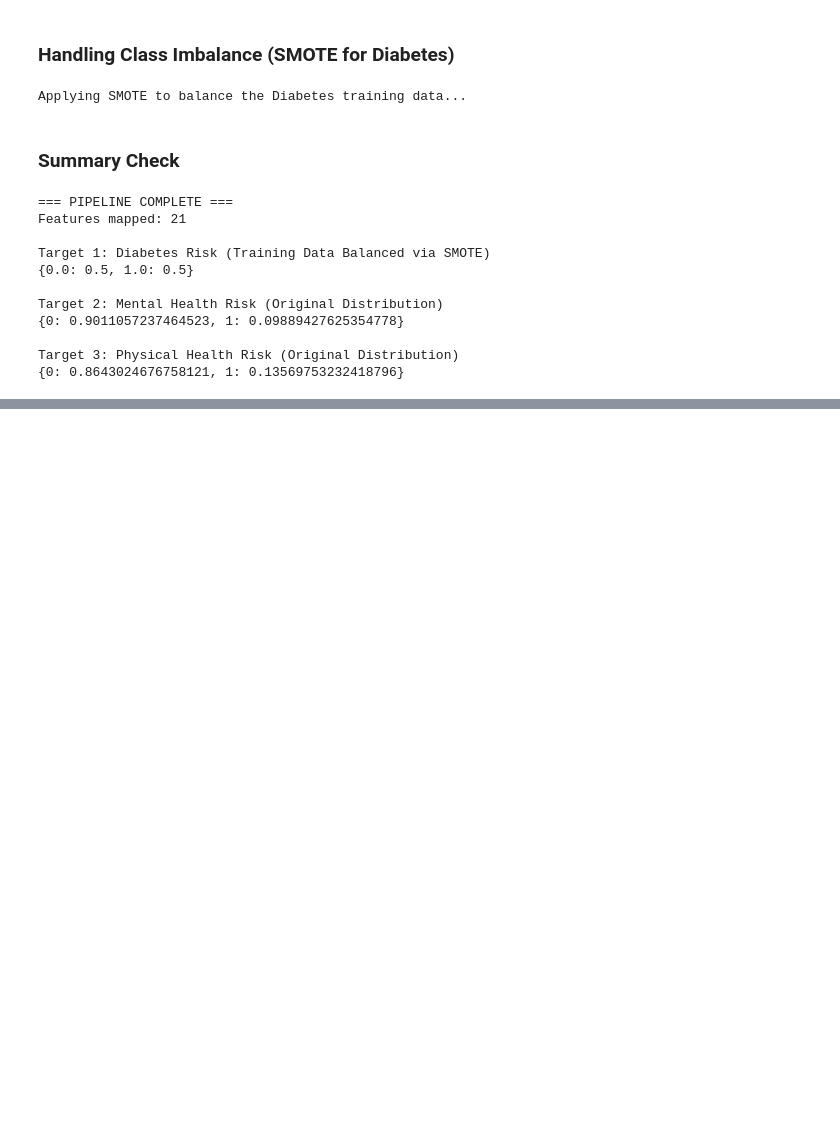
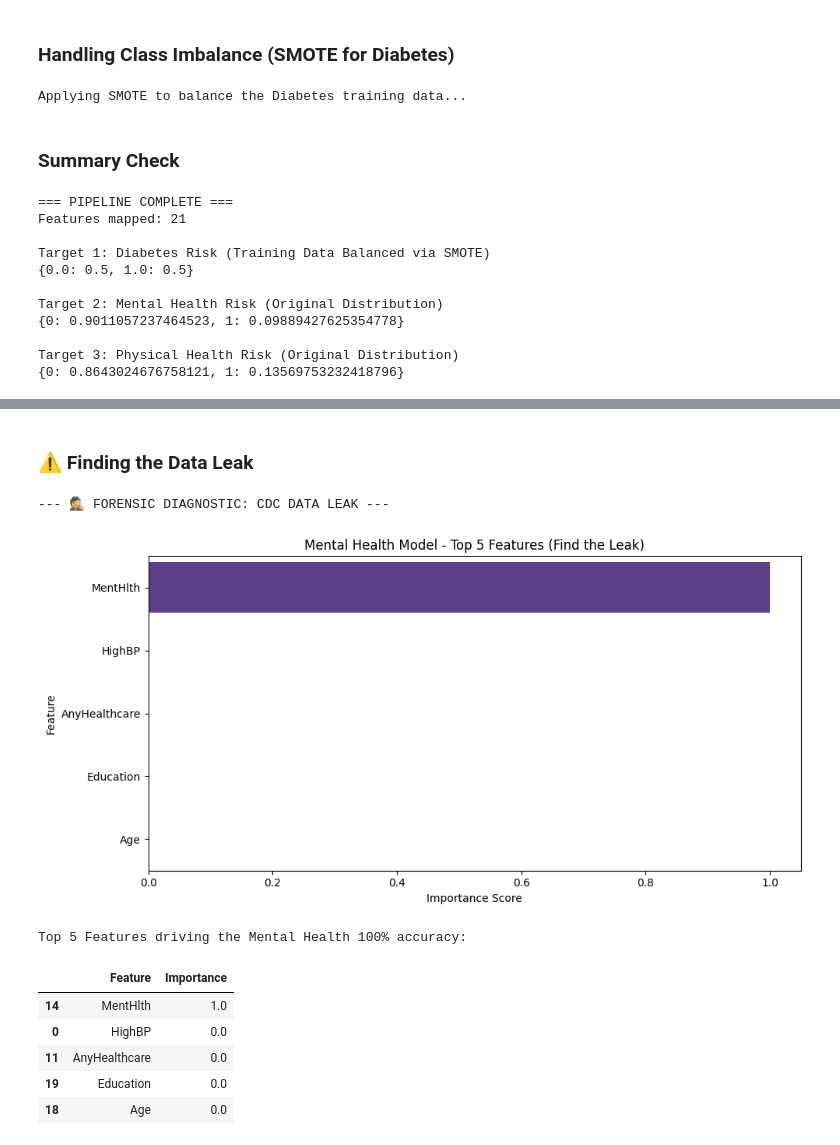
Before and after one commit to avinps/ai-health-coach, a Jupyter notebook: notebooks/diabetes-menhlthl-phyhlth_preprocessing.ipynb, the cells around one changed output, grey strips where cells are left out. Saved outputs shown, nothing was run; the diff lists cells and outputs as text; code cells hidden in the pictures; blank space fills up the shorter version.

```diff
--- a/notebooks/diabetes-menhlthl-phyhlth_preprocessing.ipynb
+++ b/notebooks/diabetes-menhlthl-phyhlth_preprocessing.ipynb
@@ -108,0 +221,35 @@ Target 3: Physical Health Risk (Original Distribution)
+# %% [markdown]
+### ⚠️ Finding the Data Leak
+# %%
+
+# Extract importances directly from the trained Mental Health XGBoost model
+importances_mental = mental_model.feature_importances_
+feature_names_cdc = X_train.columns
+
+# Create and sort DataFrame
+df_imp_mental = pd.DataFrame({
+    'Feature': feature_names_cdc,
+    'Importance': importances_mental
+}).sort_values(by='Importance', ascending=False)
+
+# Visualize the Top 5
+plt.figure(figsize=(10, 5))
+sns.barplot(data=df_imp_mental.head(5), x='Importance', y='Feature', palette='Purples_r')
+plt.title("Mental Health Model - Top 5 Features (Find the Leak)")
+plt.xlabel("Importance Score")
+plt.ylabel("Feature")
+plt.tight_layout()
+plt.show()
+
+print("Top 5 Features driving the Mental Health 100% accuracy:")
+display(df_imp_mental.head(5))
+# %% [output]
+--- 🕵️ FORENSIC DIAGNOSTIC: CDC DATA LEAK ---
+[figure, added]
+Top 5 Features driving the Mental Health 100% accuracy:
+|  | Feature | Importance |
+| 14 | MentHlth | 1.0 |
+| 0 | HighBP | 0.0 |
+| 11 | AnyHealthcare | 0.0 |
+| 19 | Education | 0.0 |
+| 18 | Age | 0.0 |
```
Also changed, not shown: parts of 12 cells of this notebook, 13 other files.
